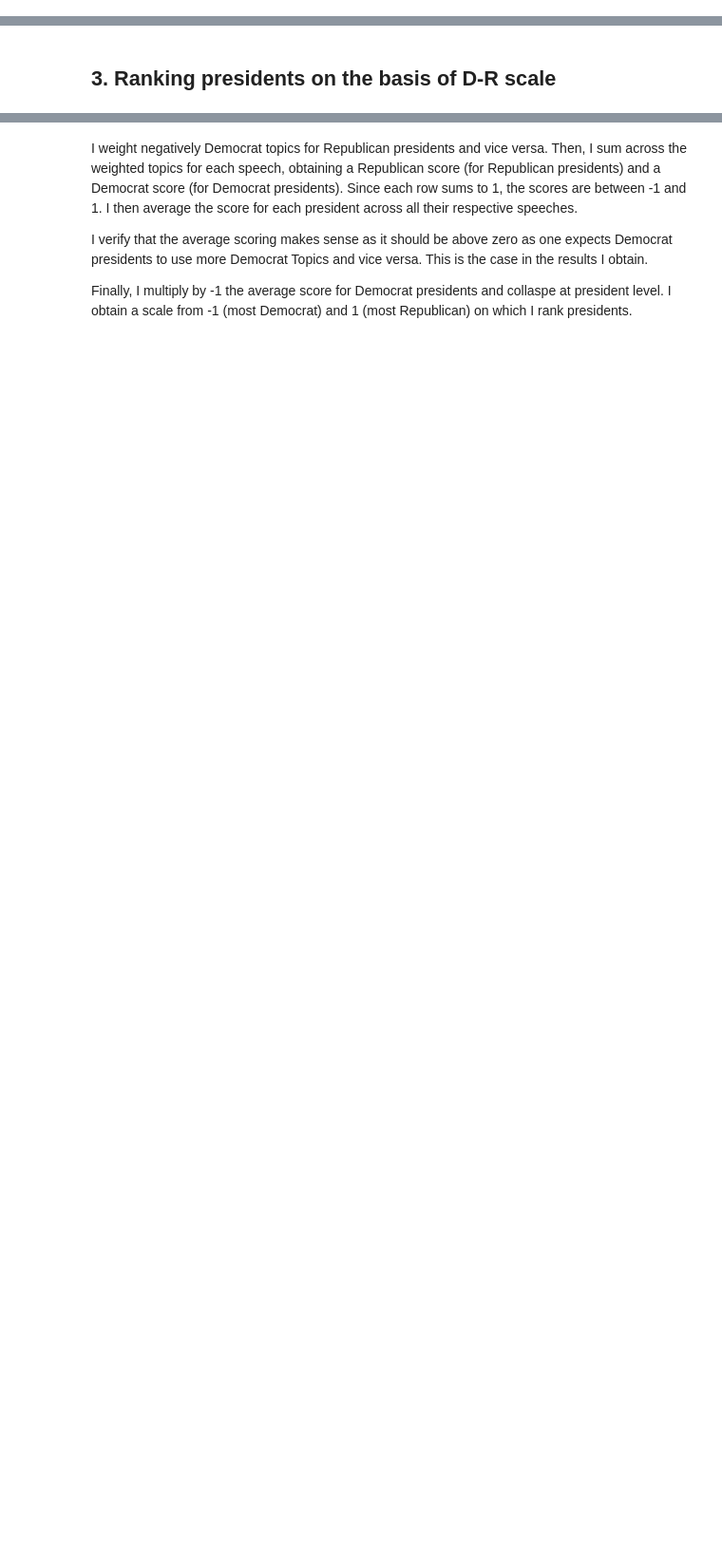
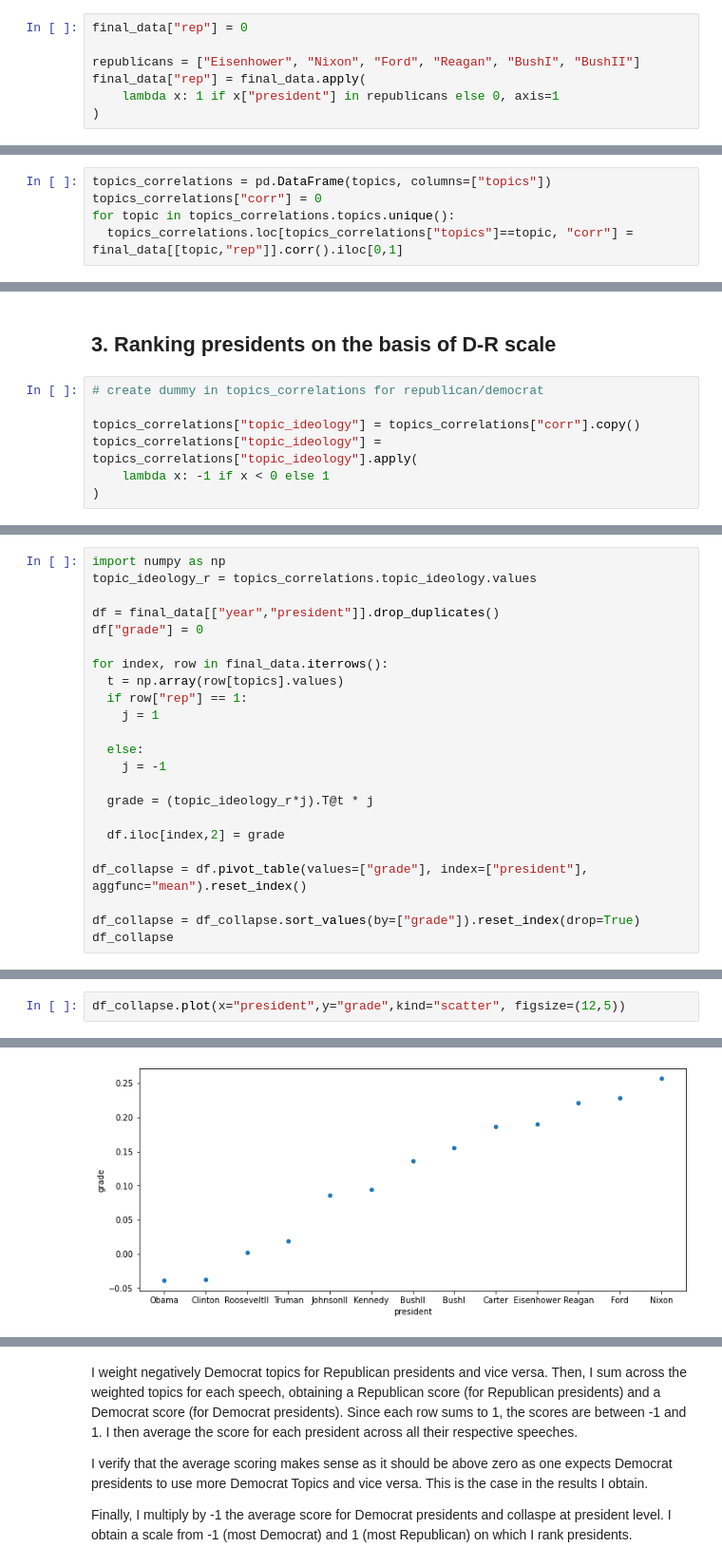
Before and after one commit to mearoche/text-mining-tutorial, a Jupyter notebook: Ass3.ipynb, the cells around one changed output, grey strips where cells are left out. Shown: that part at 95% size. Cells and saved outputs as stored; diff of their text form; blank space fills up the shorter version.

```diff
--- a/Ass3.ipynb
+++ b/Ass3.ipynb
@@ -313,0 +315,7 @@ To note: I can proceed this way as the sample is well balanced with 50.7% of spe
+# %%
+final_data["rep"] = 0
+
+republicans = ["Eisenhower", "Nixon", "Ford", "Reagan", "BushI", "BushII"]
+final_data["rep"] = final_data.apply(
+    lambda x: 1 if x["president"] in republicans else 0, axis=1
+)
@@ -313,0 +331,5 @@ To note: I can proceed this way as the sample is well balanced with 50.7% of spe
+# %%
+topics_correlations = pd.DataFrame(topics, columns=["topics"])
+topics_correlations["corr"] = 0
+for topic in topics_correlations.topics.unique():
+  topics_correlations.loc[topics_correlations["topics"]==topic, "corr"] = final_data[[topic,"rep"]].corr().iloc[0,1]
@@ -316,3 +357,10 @@ To note: I can proceed this way as the sample is well balanced with 50.7% of spe
 # SHOW A GRAPH OF THE SCALE AS AN AXIS FROM -1 to 1 WITH THE TOPICS
 # %% [markdown]
 ## 3. Ranking presidents on the basis of D-R scale
+# %%
+# create dummy in topics_correlations for republican/democrat
+
+topics_correlations["topic_ideology"] = topics_correlations["corr"].copy()
+topics_correlations["topic_ideology"] = topics_correlations["topic_ideology"].apply(
+    lambda x: -1 if x < 0 else 1
+)
@@ -318,0 +393,23 @@ To note: I can proceed this way as the sample is well balanced with 50.7% of spe
+# %%
+import numpy as np
+topic_ideology_r = topics_correlations.topic_ideology.values
+
+df = final_data[["year","president"]].drop_duplicates()
+df["grade"] = 0
+
+for index, row in final_data.iterrows():
+  t = np.array(row[topics].values)
+  if row["rep"] == 1:
+    j = 1
+
+  else:
+    j = -1
+
+  grade = (topic_ideology_r*j).T@t * j
+
+  df.iloc[index,2] = grade
+
+df_collapse = df.pivot_table(values=["grade"], index=["president"], aggfunc="mean").reset_index()
+
+df_collapse = df_collapse.sort_values(by=["grade"]).reset_index(drop=True)
+df_collapse
@@ -318,0 +431,3 @@ To note: I can proceed this way as the sample is well balanced with 50.7% of spe
+# %%
+df_collapse.plot(x="president",y="grade",kind="scatter", figsize=(12,5))
+# %% [output]
@@ -319 +435,2 @@ To note: I can proceed this way as the sample is well balanced with 50.7% of spe
+[figure, added]
 # %%
```
Also changed, not shown: parts of 13 cells of this notebook.
